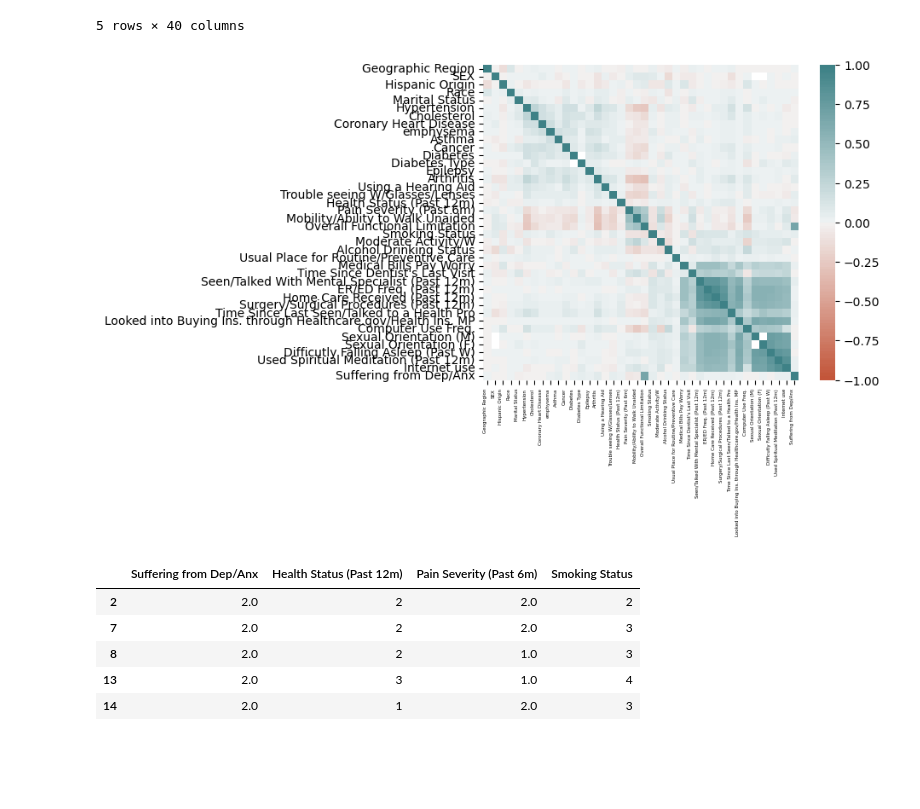
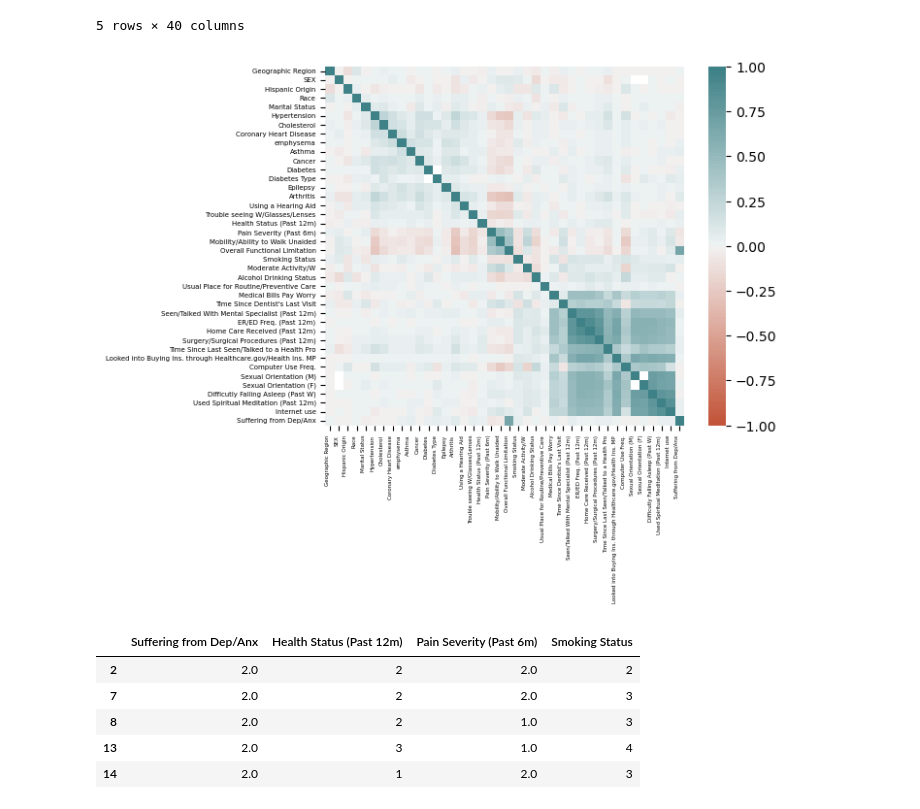
Before and after one commit to ShipraGupta16/Project_1, a Jupyter notebook: cdc_codes2.ipynb, the cells around one changed output. Drawn from its saved outputs; the diff is of its cells as text; code cells hidden in the pictures; blank space fills up the shorter version.

```diff
--- a/cdc_codes2.ipynb
+++ b/cdc_codes2.ipynb
@@ -120,19 +120,22 @@ corr = df_17.corr()
 # %%
 # plot a heat matrix
 ax = sns.heatmap(corr,
     vmin=-1, vmax=1, center=0,
     cmap=sns.diverging_palette(20, 200, sep=1, n=100, l=50),
     square=True,
     xticklabels=True,
     yticklabels=True)
+
+ax.set_yticklabels(ax.get_yticklabels(),fontsize=5);
+
 ax.set_xticklabels(
     ax.get_xticklabels(),
     fontsize=4,
     horizontalalignment='right'
 
 );
 # %% [output]
-[figure, old version]
+[figure, new version]
 # %%
 # Creating a new dataframe with the targeted columns
 selected_col = df_17[["Suffering from Dep/Anx" , "Health Status (Past 12m)", "Pain Severity (Past 6m)", "Smoking Status"]].dropna()
```
Also changed, not shown: parts of 1 cell of this notebook, 1 other file.
